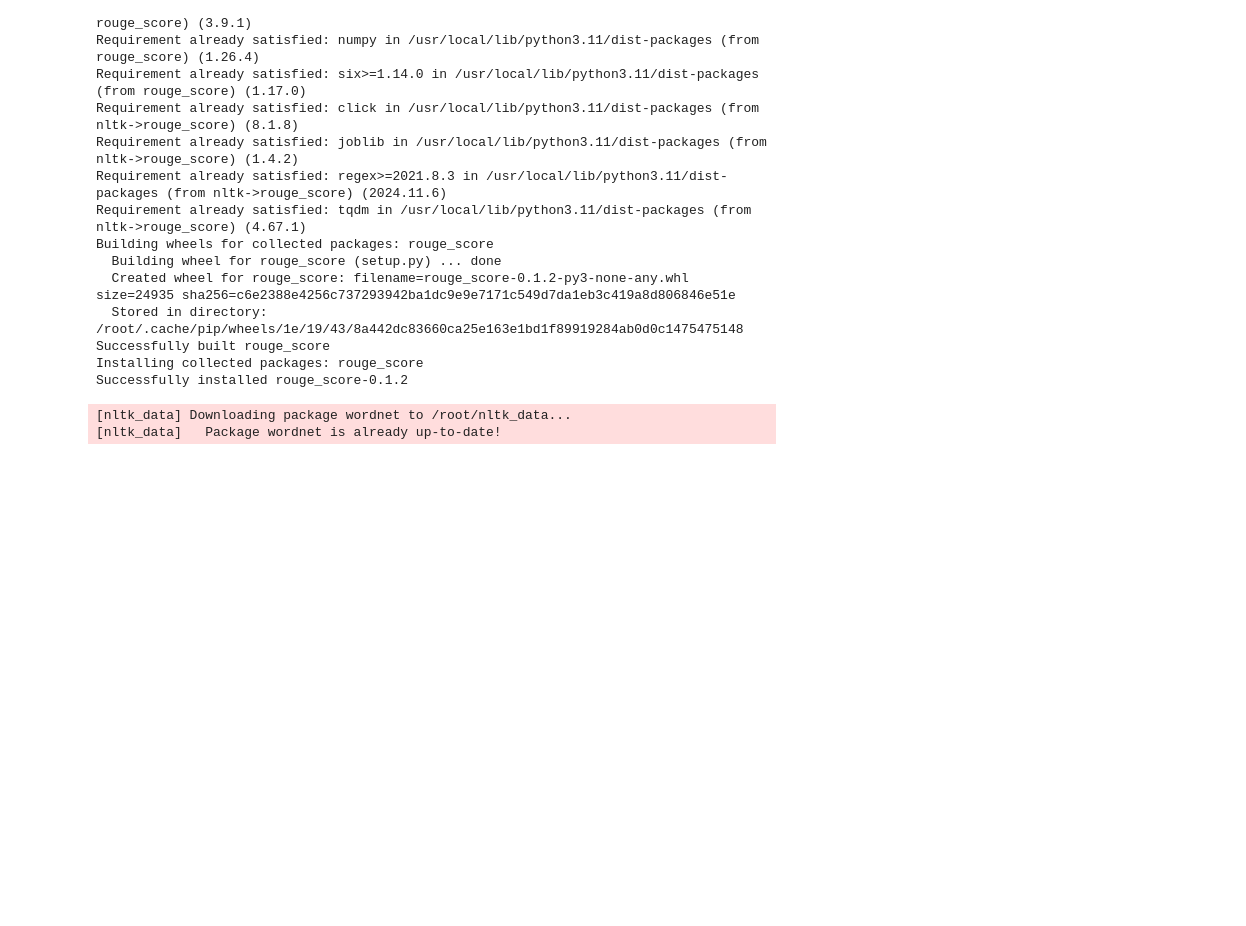
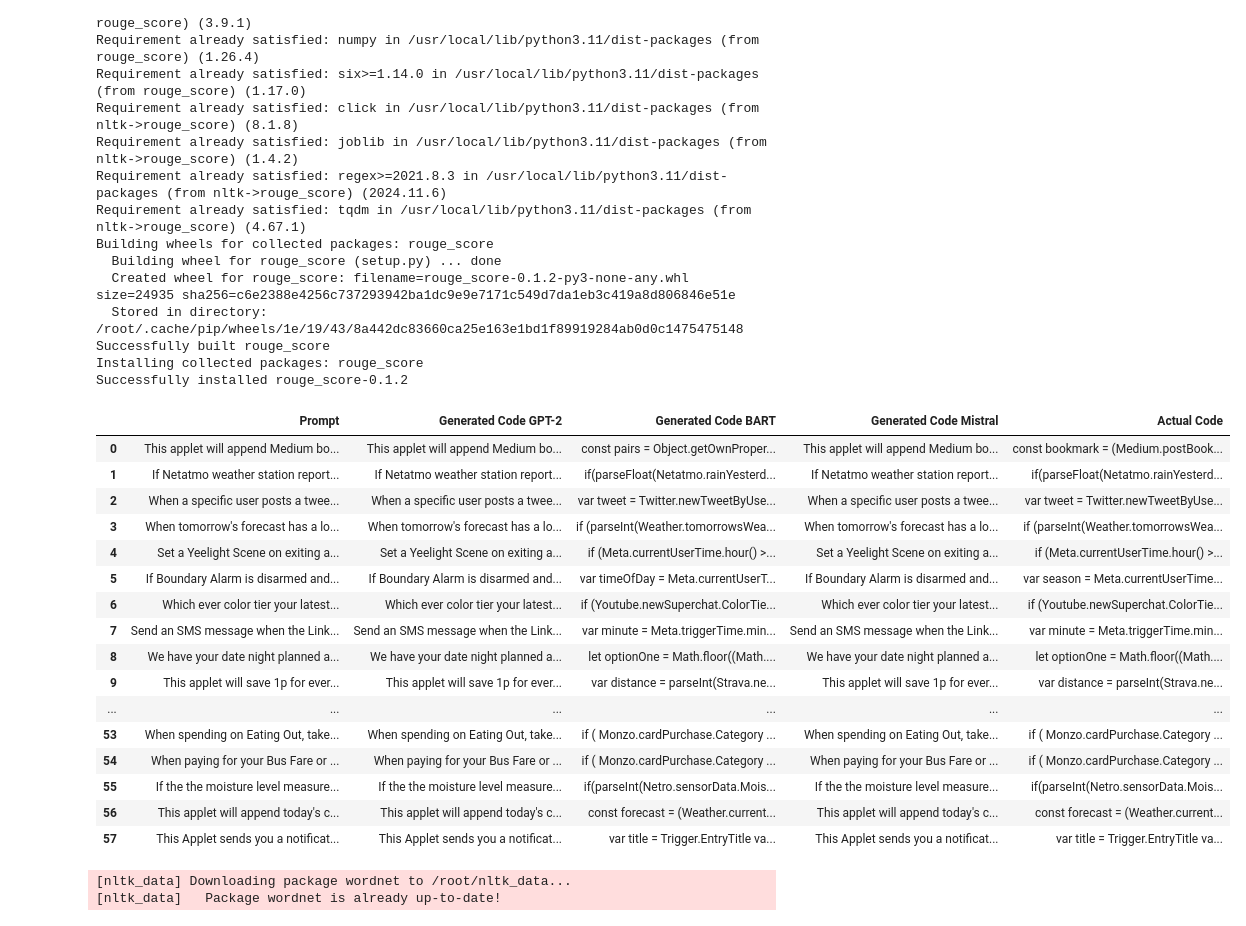
Before and after one commit to benedettoscala/ifttt-code-generator, a Jupyter notebook: test_and_compare_models.ipynb, the cells around one changed output. Saved outputs shown, nothing was run; the diff lists cells and outputs as text; code cells hidden in the pictures; blank space fills up the shorter version.

```diff
--- a/test_and_compare_models.ipynb
+++ b/test_and_compare_models.ipynb
@@ -187,6 +187,26 @@ Building wheels for collected packages: rouge_score
 Successfully built rouge_score
 Installing collected packages: rouge_score
 Successfully installed rouge_score-0.1.2
+# %%
+results_df
+# %% [output]
+|  | Prompt | Generated Code GPT-2 | Generated Code BART | Generated Code Mistral | Actual Code |
+| 0 | This applet will append Medium bo... | This applet will append Medium bo... | const pairs = Object.getOwnProper... | This applet will append Medium bo... | const bookmark = (Medium.postBook... |
+| 1 | If Netatmo weather station report... | If Netatmo weather station report... | if(parseFloat(Netatmo.rainYesterd... | If Netatmo weather station report... | if(parseFloat(Netatmo.rainYesterd... |
+| 2 | When a specific user posts a twee... | When a specific user posts a twee... | var tweet = Twitter.newTweetByUse... | When a specific user posts a twee... | var tweet = Twitter.newTweetByUse... |
+| 3 | When tomorrow's forecast has a lo... | When tomorrow's forecast has a lo... | if (parseInt(Weather.tomorrowsWea... | When tomorrow's forecast has a lo... | if (parseInt(Weather.tomorrowsWea... |
+| 4 | Set a Yeelight Scene on exiting a... | Set a Yeelight Scene on exiting a... | if (Meta.currentUserTime.hour() >... | Set a Yeelight Scene on exiting a... | if (Meta.currentUserTime.hour() >... |
+| 5 | If Boundary Alarm is disarmed and... | If Boundary Alarm is disarmed and... | var timeOfDay = Meta.currentUserT... | If Boundary Alarm is disarmed and... | var season = Meta.currentUserTime... |
+| 6 | Which ever color tier your latest... | Which ever color tier your latest... | if (Youtube.newSuperchat.ColorTie... | Which ever color tier your latest... | if (Youtube.newSuperchat.ColorTie... |
+| 7 | Send an SMS message when the Link... | Send an SMS message when the Link... | var minute = Meta.triggerTime.min... | Send an SMS message when the Link... | var minute = Meta.triggerTime.min... |
+| 8 | We have your date night planned a... | We have your date night planned a... | let optionOne = Math.floor((Math.... | We have your date night planned a... | let optionOne = Math.floor((Math.... |
+| 9 | This applet will save 1p for ever... | This applet will save 1p for ever... | var distance = parseInt(Strava.ne... | This applet will save 1p for ever... | var distance = parseInt(Strava.ne... |
+| ... | ... | ... | ... | ... | ... |
+| 53 | When spending on Eating Out, take... | When spending on Eating Out, take... | if ( Monzo.cardPurchase.Category ... | When spending on Eating Out, take... | if ( Monzo.cardPurchase.Category ... |
+| 54 | When paying for your Bus Fare or ... | When paying for your Bus Fare or ... | if ( Monzo.cardPurchase.Category ... | When paying for your Bus Fare or ... | if ( Monzo.cardPurchase.Category ... |
+| 55 | If the the moisture level measure... | If the the moisture level measure... | if(parseInt(Netro.sensorData.Mois... | If the the moisture level measure... | if(parseInt(Netro.sensorData.Mois... |
+| 56 | This applet will append today's c... | This applet will append today's c... | const forecast = (Weather.current... | This applet will append today's c... | const forecast = (Weather.current... |
+| 57 | This Applet sends you a notificat... | This Applet sends you a notificat... | var title = Trigger.EntryTitle va... | This Applet sends you a notificat... | var title = Trigger.EntryTitle va... |
 # %%
 from rouge_score import rouge_scorer
 from nltk.translate.bleu_score import sentence_bleu
```
